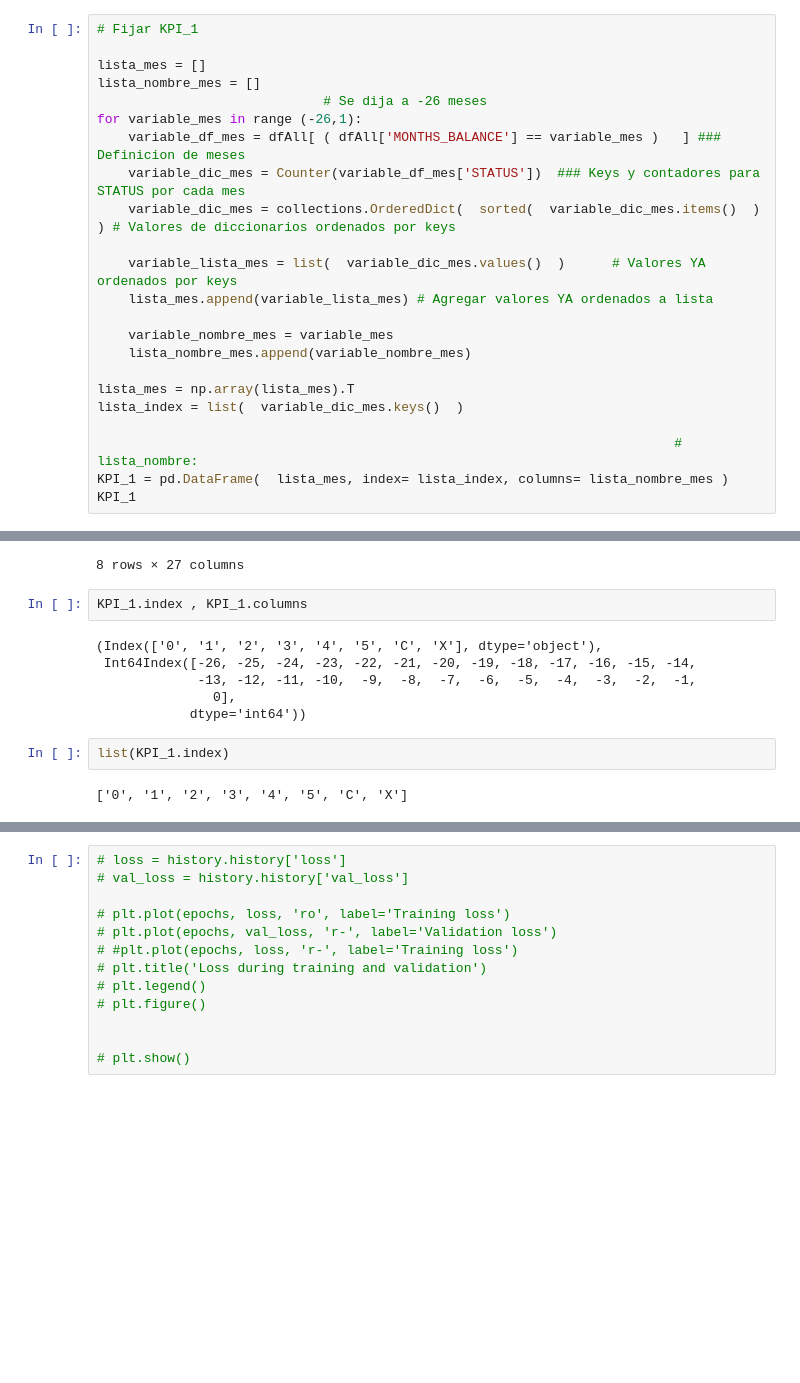
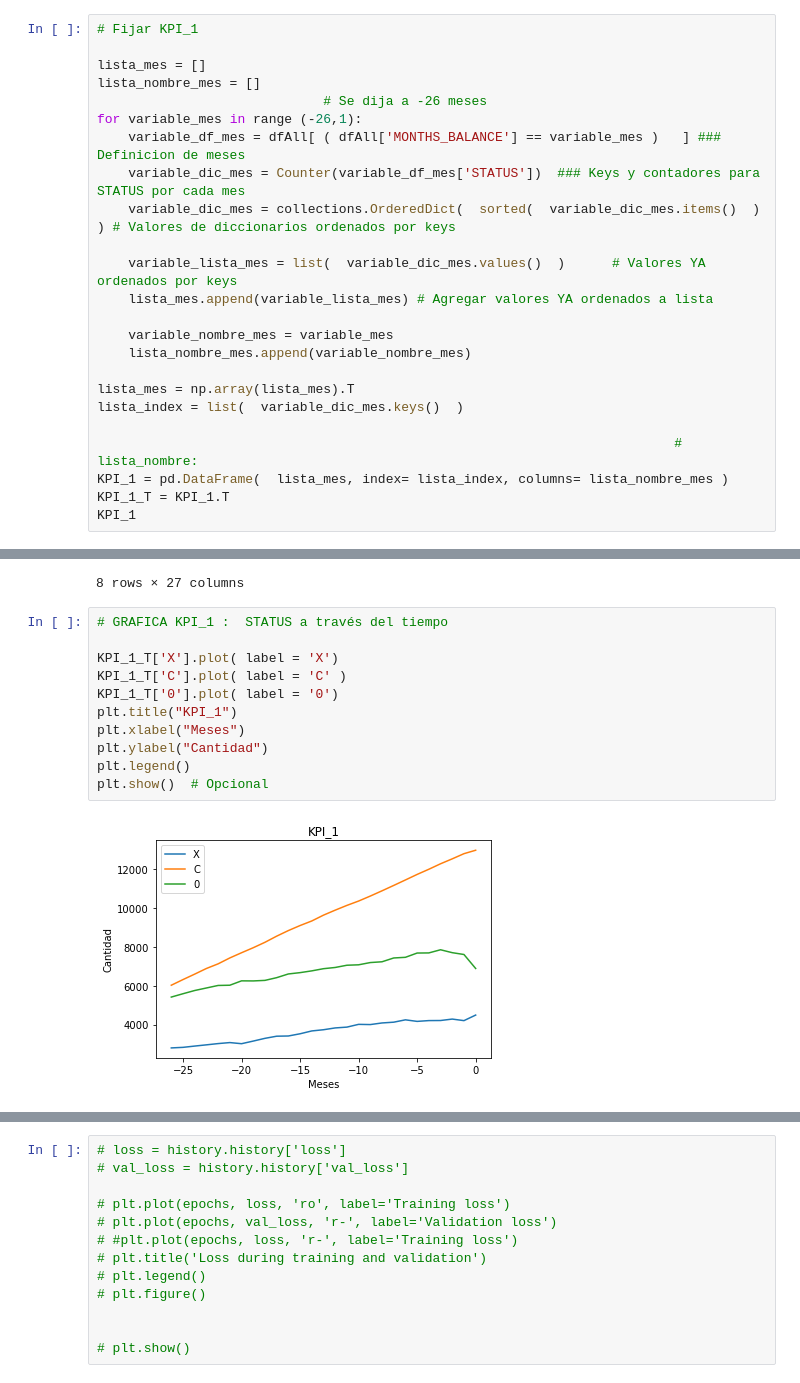
Before and after one commit to lymc33/Data_analysis_exercises, a Jupyter notebook: KPI_exercise/data_analysis.ipynb, the cells around one changed output, grey strips where cells are left out. Drawn from its saved outputs; the diff is of its cells as text; blank space fills up the shorter version.

Commit message:
KPI graphs finished
KPI graphs finished

```diff
--- a/KPI_exercise/data_analysis.ipynb
+++ b/KPI_exercise/data_analysis.ipynb
@@ -30,6 +30,7 @@ lista_index = list(  variable_dic_mes.keys()  )
 
                                                                           # lista_nombre:
 KPI_1 = pd.DataFrame(  lista_mes, index= lista_index, columns= lista_nombre_mes )
+KPI_1_T = KPI_1.T
 KPI_1
 # %% [output]
 |  | -26 | -25 | -24 | -23 | -22 | -21 | -20 | -19 | -18 | -17 | ... | ... |
@@ -42,15 +43,16 @@ KPI_1
 | C | 6024 | 6315 | 6596 | 6886 | 7125 | 7429 | 7696 | 7955 | 8234 | 8550 | ... | ... |
 | X | 2796 | 2825 | 2891 | 2954 | 3019 | 3071 | 3013 | 3148 | 3289 | 3399 | ... | ... |
 8 rows × 27 columns
-# %%
-KPI_1.index , KPI_1.columns
-# %% [output]
-(Index(['0', '1', '2', '3', '4', '5', 'C', 'X'], dtype='object'),
- Int64Index([-26, -25, -24, -23, -22, -21, -20, -19, -18, -17, -16, -15, -14,
-             -13, -12, -11, -10,  -9,  -8,  -7,  -6,  -5,  -4,  -3,  -2,  -1,
-               0],
-            dtype='int64'))
-# %%
-list(KPI_1.index)
-# %% [output]
-['0', '1', '2', '3', '4', '5', 'C', 'X']
+# %%
+# GRAFICA KPI_1 :  STATUS a través del tiempo
+
+KPI_1_T['X'].plot( label = 'X')
+KPI_1_T['C'].plot( label = 'C' )
+KPI_1_T['0'].plot( label = '0')
+plt.title("KPI_1")
+plt.xlabel("Meses")
+plt.ylabel("Cantidad")
+plt.legend()
+plt.show()  # Opcional
+# %% [output]
+[figure, added]
```
Also changed, not shown: parts of 3 cells of this notebook.
